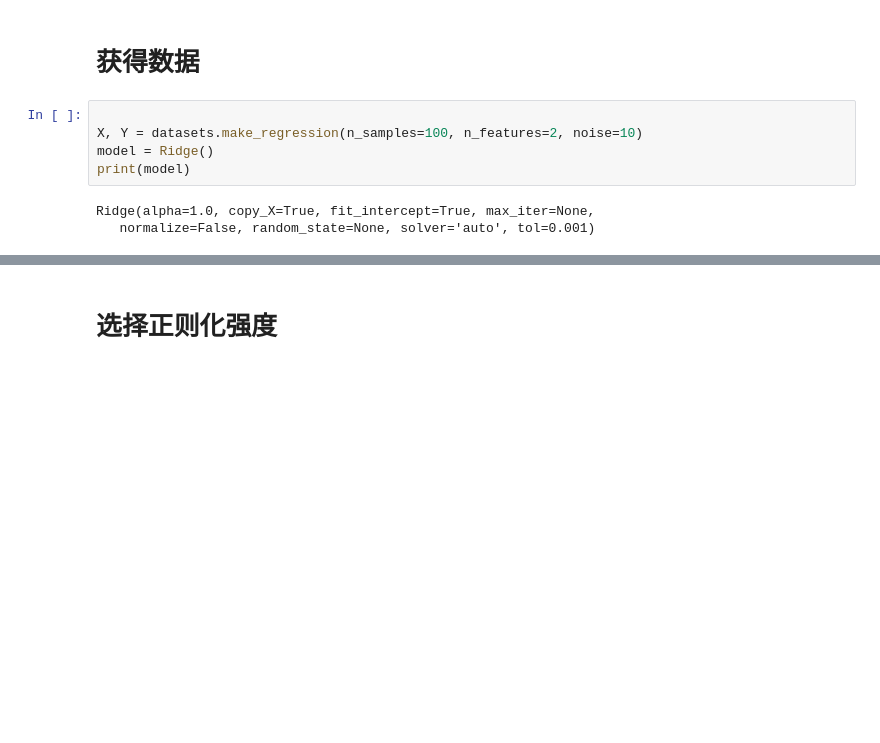
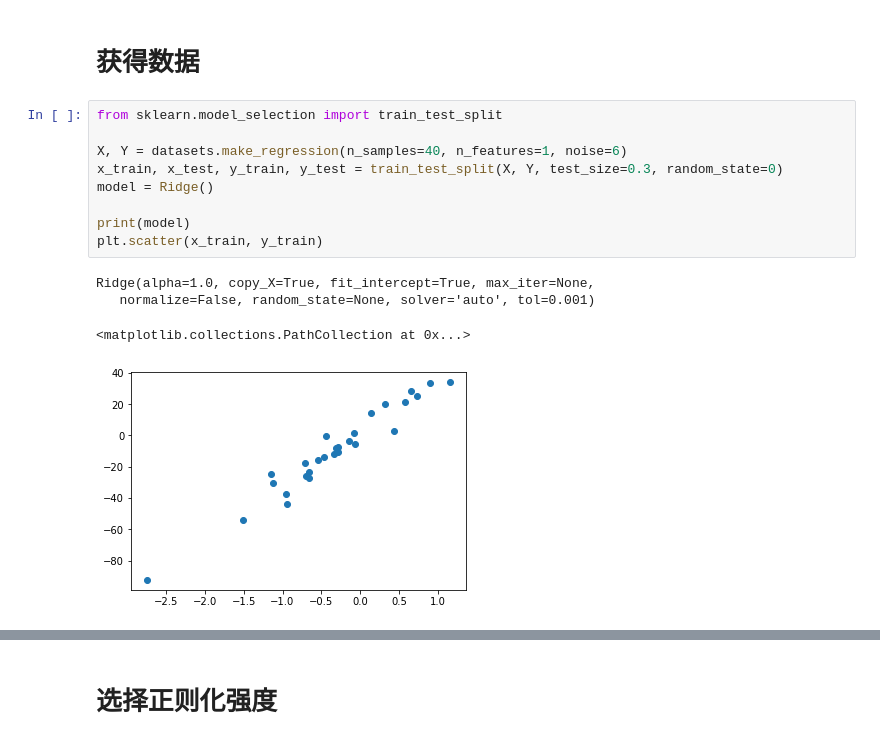
Before and after one commit to GalileoSama/MachineLearning, a Jupyter notebook: sklearn/Ridge.ipynb, the cells around one changed output, grey strips where cells are left out. Drawn from its saved outputs; the diff is of its cells as text; blank space fills up the shorter version.

```diff
--- a/sklearn/Ridge.ipynb
+++ b/sklearn/Ridge.ipynb
@@ -13,11 +14,17 @@ J(θ)=1/2*(Xθ−Y)T*(Xθ−Y)+1/2*α*||θ||2
 J(θ)=1/2*(Xθ−Y)T*(Xθ−Y)+α*||θ||1
 # %% [markdown]
 # 获得数据
-# %%
-
-X, Y = datasets.make_regression(n_samples=100, n_features=2, noise=10)
-model = Ridge()
-print(model)
-# %% [output]
-Ridge(alpha=1.0, copy_X=True, fit_intercept=True, max_iter=None,
-   normalize=False, random_state=None, solver='auto', tol=0.001)
+# %%
+from sklearn.model_selection import train_test_split
+
+X, Y = datasets.make_regression(n_samples=40, n_features=1, noise=6)
+x_train, x_test, y_train, y_test = train_test_split(X, Y, test_size=0.3, random_state=0)
+model = Ridge()
+
+print(model)
+plt.scatter(x_train, y_train)
+# %% [output]
+Ridge(alpha=1.0, copy_X=True, fit_intercept=True, max_iter=None,
+   normalize=False, random_state=None, solver='auto', tol=0.001)
+<matplotlib.collections.PathCollection at 0x...>
+[figure, added]
```
Also changed, not shown: parts of 8 cells of this notebook, 4 other files.
